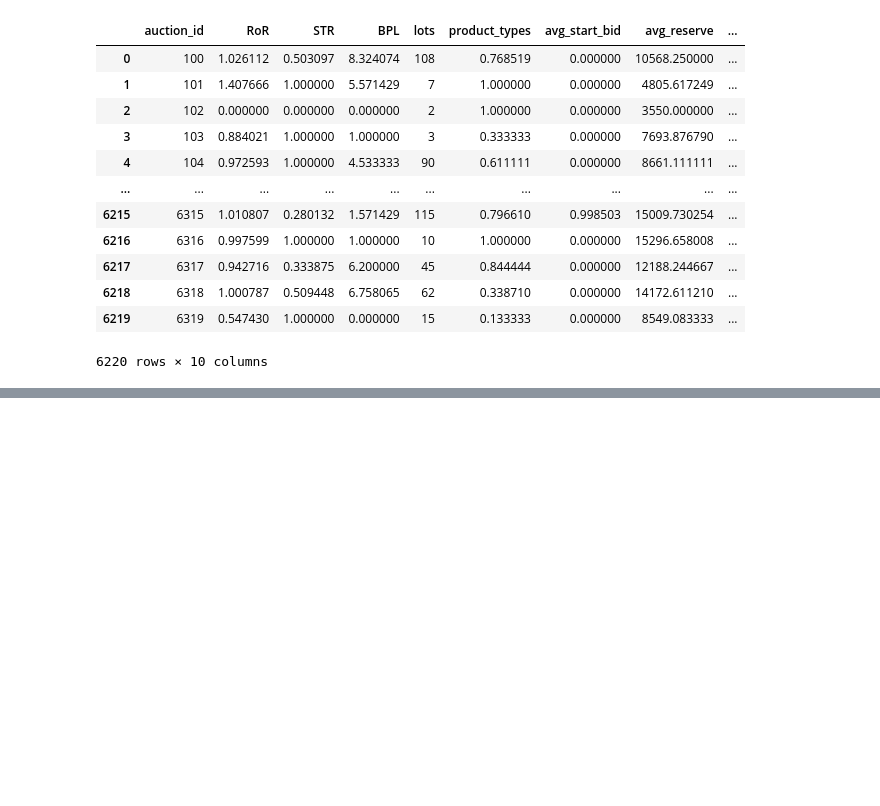
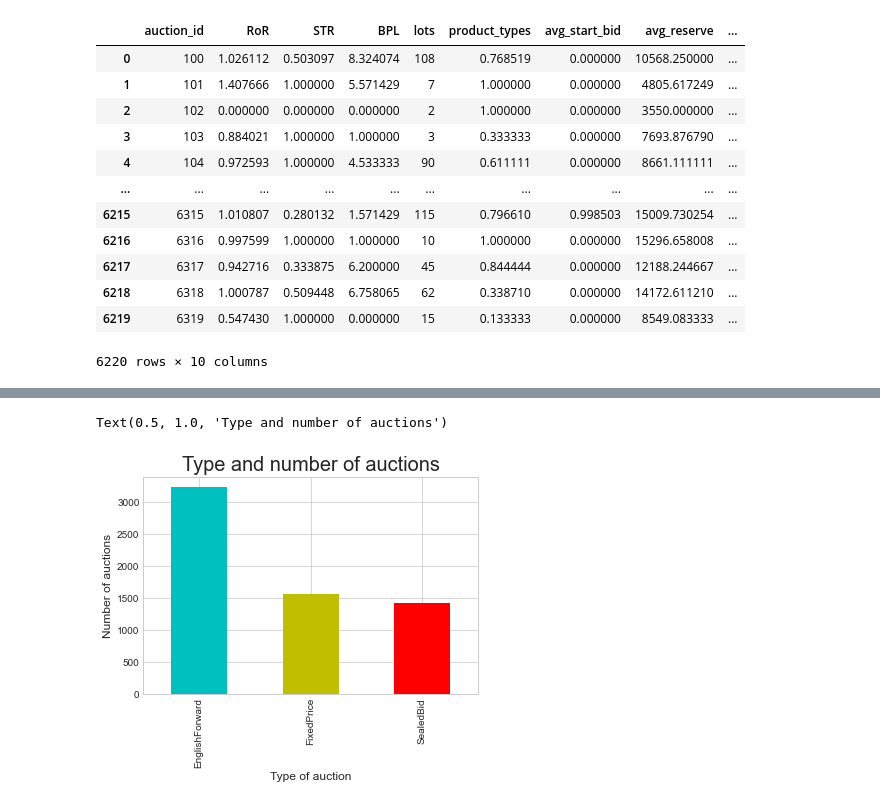
Before and after one commit to TheCiccio/Auctions_2019_Project, a Jupyter notebook: Online auction results in the USA (2019).ipynb, the cells around one changed output, grey strips where cells are left out. Saved outputs shown, nothing was run; the diff lists cells and outputs as text; code cells hidden in the pictures; blank space fills up the shorter version.

Commit message:
Worked on the data and on the plots

```diff
--- a/Online auction results in the USA (2019).ipynb
+++ b/Online auction results in the USA (2019).ipynb
@@ -18,3 +18,8 @@ data
 | 6218 | 6318 | 1.000787 | 0.509448 | 6.758065 | 62 | 0.338710 | 0.000000 | 14172.611210 | ... |
 | 6219 | 6319 | 0.547430 | 1.000000 | 0.000000 | 15 | 0.133333 | 0.000000 | 8549.083333 | ... |
 6220 rows × 10 columns
+# %%
+data.rename(columns = {'RoR': 'return_on_reserve',
+                      'STR': 'lots_sold',
+                      'BPL': 'bidders_per_lot'}, inplace = True)
+data.head()
@@ -20,0 +127,16 @@ data
+# %%
+# import modules from plotting
+%matplotlib inline
+import numpy as np
+from matplotlib import pyplot as plt
+plt.style.use('seaborn-whitegrid')
+# %%
+#plot the number of auctions per type of auction with a histogram
+fig_1 = data['auction_mech'].value_counts().plot(kind = 'bar', color = ['c','y','r']);
+
+plt.xlabel('Type of auction')
+plt.ylabel('Number of auctions')
+plt.title('Type and number of auctions', fontsize = 20)
+# %% [output]
+Text(0.5, 1.0, 'Type and number of auctions')
+[figure, added]
```
Also changed, not shown: parts of 12 cells of this notebook.
